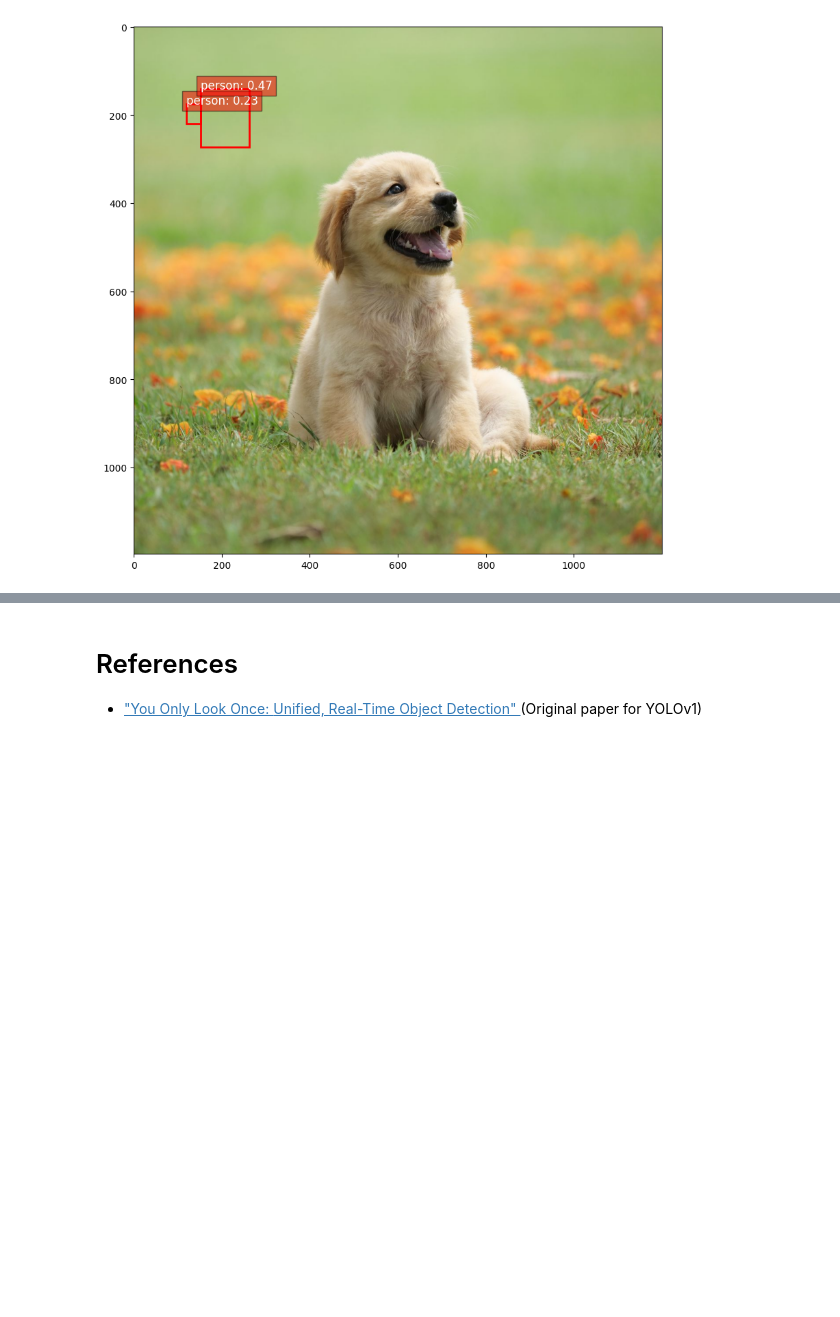
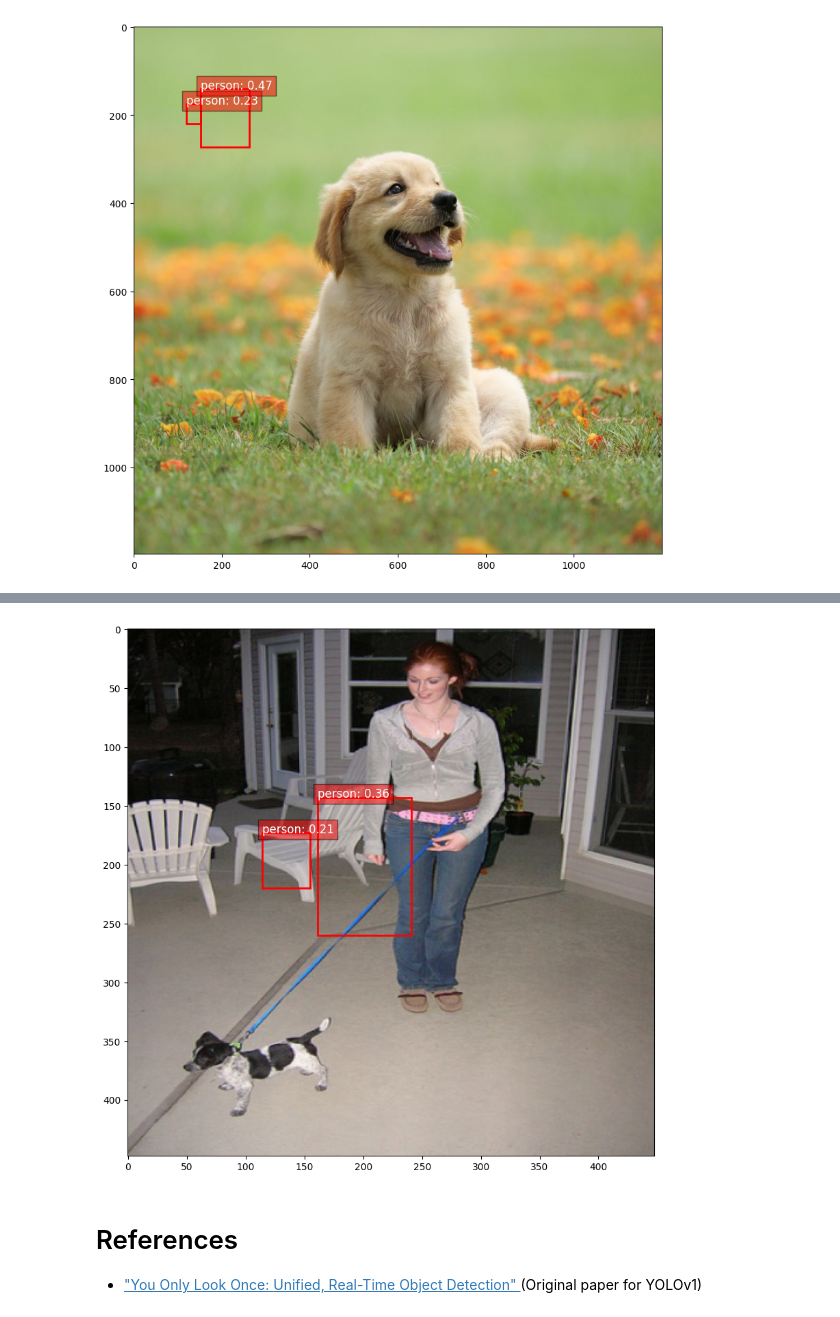
Before and after one commit to M1kE01/yolo_object_detection, a Jupyter notebook: YOLO_object_detection.ipynb, the cells around one changed output, grey strips where cells are left out. Drawn from its saved outputs; the diff is of its cells as text; code cells hidden in the pictures; blank space fills up the shorter version.

Commit message:
Added other prints

```diff
--- a/YOLO_object_detection.ipynb
+++ b/YOLO_object_detection.ipynb
@@ -522,3 +586,38 @@ draw_boxes(original_image, boxes, inverse_label_map)
+# %%
+# Choose a random sample from the dataset
+sample = next(iter(data_loader))
+input_image, _ = sample  # Ignore the target in this case
+
+device = torch.device('cuda' if torch.cuda.is_available() else 'cpu')
+model.to(device)
+
+# Move the image to the same device as your model
+input_image = input_image.to(device)
+
+# Run the model on the input image
+with torch.no_grad():
+    predictions_tensor = model(input_image)
+
+# Decode the predictions
+boxes = decode_predictions(predictions_tensor)
+
+# Convert image to PIL for visualization
+# Undo the normalization and other transformations if necessary
+# Since DataLoader has already applied transformations, we need to invert them
+input_image = input_image[0].cpu()  # Take the first image in the batch
+input_image = transforms.ToPILImage()(input_image)
+
+# Draw the boxes on the original image
+#draw_boxes(input_image, boxes, inverse_label_map)
+
+# Apply NMS
+boxes_after_nms = nms(boxes, iou_threshold=0.1)  # Adjust the threshold as necessary
+
+# Draw the boxes on the original image
+original_image = Image.open(image_path).convert('RGB')  # Convert image to RGB
+draw_boxes(input_image, boxes_after_nms, inverse_label_map)
+# %% [output]
+[figure, added]
 # %% [markdown]
 # References
 * ["You Only Look Once:
```
Also changed, not shown: parts of 2 cells of this notebook.
